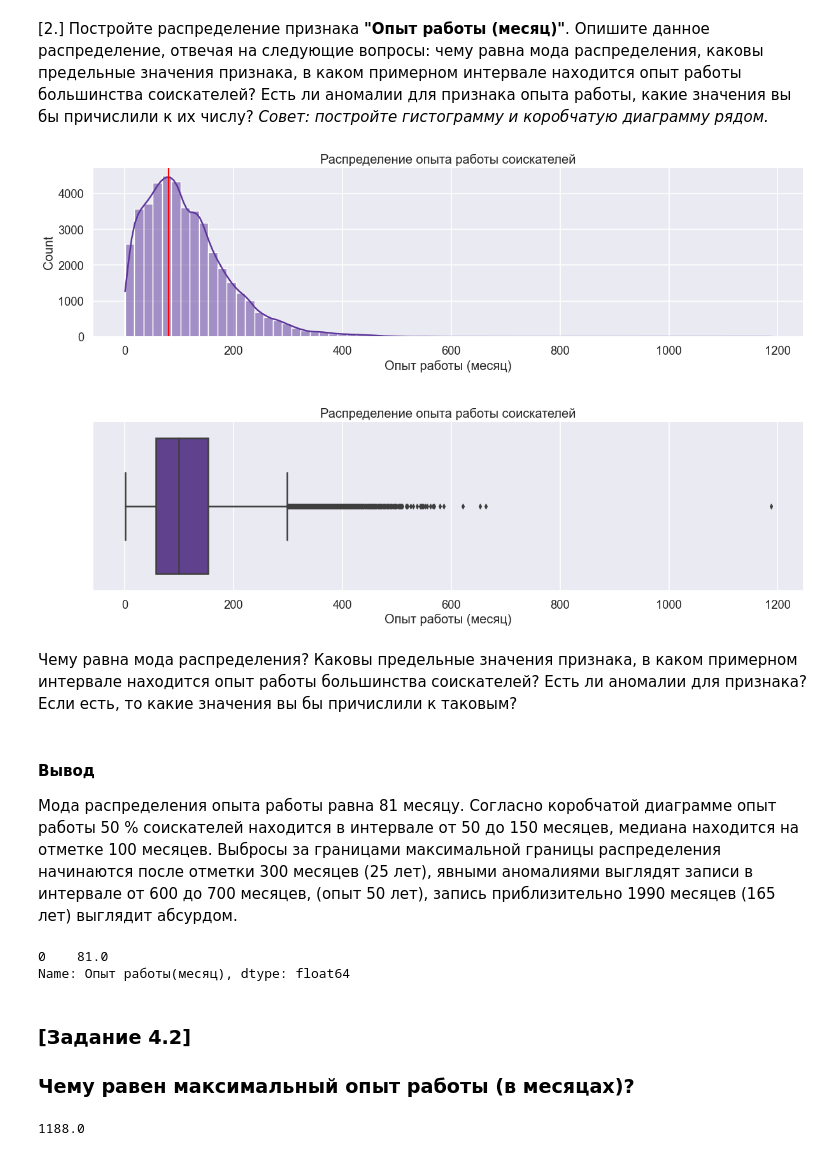
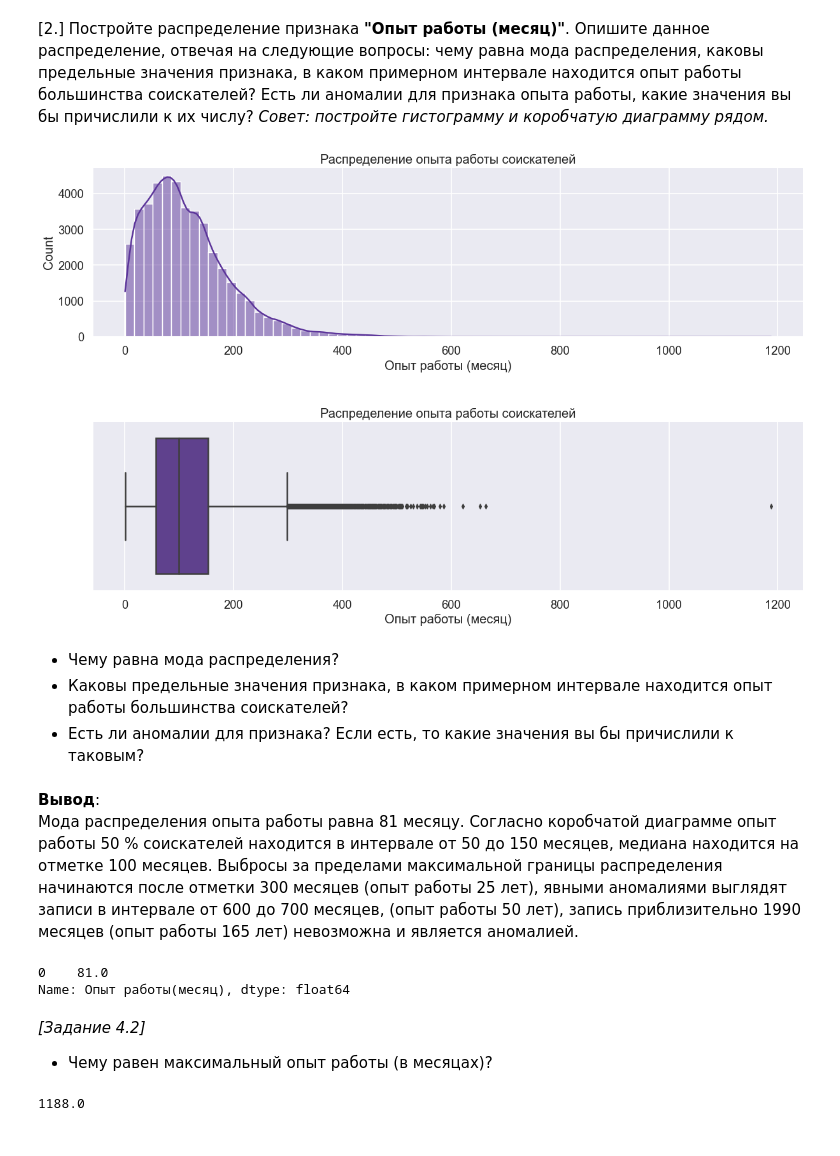
Before and after one commit to syberica/SF-Project_1, a Jupyter notebook: Ноутбук-шаблон Project 1.ipynb, the cells around one changed output. Saved outputs shown, nothing was run; the diff lists cells and outputs as text; code cells hidden in the pictures.

```diff
--- a/Ноутбук-шаблон Project 1.ipynb
+++ b/Ноутбук-шаблон Project 1.ipynb
@@ -928,49 +891,49 @@ Name: Возраст, dtype: int64
 # %%
 # настраиваем стиль отображения графиков
 sns.set(context = 'talk', style = 'darkgrid', palette = 'twilight_shifted', font = 'sans-serif', font_scale = 1)
 
 # задаем размеры фигуры и координатной плоскости
 fig, axes = plt.subplots(nrows=2, ncols=1, figsize = (18,11), dpi = 80);
 plt.subplots_adjust(hspace=.5)
 
 # строим гистограмму распределения
 sns.histplot(data = merged_sample,
              x = "Опыт работы(месяц)",
              bins = 70,
              kde = True,
              ax = axes[0]);
 axes[0].set_xlabel('Опыт работы (месяц)');
 axes[0].set(xticks = np.arange(0, 1400, 200));
 axes[0].set_xticklabels([0, '200', '400', '600', '800', '1000', '1200']);
 axes[0].set_title("Распределение опыта работы соискателей", fontsize = 18)
-axes[0].axvline(x = 81.0, color='r', lw=2);
+
 # строим коробчатую диаграмму
 sns.boxplot(data = merged_sample,
             x = "Опыт работы(месяц)",
             ax=axes[1]);
 axes[1].set_xlabel('Опыт работы (месяц)');
 axes[1].set_title("Распределение опыта работы соискателей", fontsize = 18);
 axes[1].set(xticks = np.arange(0, 1400, 200));
 axes[1].set_xticklabels([0, '200', '400', '600', '800', '1000', '1200']);
 # %% [output]
-[figure, old version]
+[figure, new version]
 # %% [markdown]
-Чему равна мода распределения?
-Каковы предельные значения признака, в каком примерном интервале находится опыт работы большинства соискателей?
-Есть ли аномалии для признака? Если есть, то какие значения вы бы причислили к таковым?
+* Чему равна мода распределения?
+* Каковы предельные значения признака, в каком примерном интервале находится опыт работы большинства соискателей?
+* Есть ли аномалии для признака? Если есть, то какие значения вы бы причислили к таковым?
 # %% [markdown]
-#### **Вывод**
+ **Вывод**:
 Мода распределения опыта работы равна 81 месяцу.
 Согласно коробчатой диаграмме опыт работы 50 % соискателей находится в интервале от 50 до 150 месяцев, медиана находится на отметке 100 месяцев.
-Выбросы за границами максимальной границы распределения начинаются после отметки 300 месяцев (25 лет), явными аномалиями выглядят записи в интервале от 600 до 700 месяцев, (опыт 50 лет), запись приблизительно 1990 месяцев (165 лет) выглядит абсурдом.
+Выбросы за пределами максимальной границы распределения начинаются после отметки 300 месяцев (опыт работы 25 лет), явными аномалиями выглядят записи в интервале от 600 до 700 месяцев, (опыт работы 50 лет), запись приблизительно 1990 месяцев (опыт работы 165 лет) невозможна и является аномалией.
 # %%
 merged_sample["Опыт работы(месяц)"].mode()
 # %% [output]
 0    81.0
 Name: Опыт работы(месяц), dtype: float64
 # %% [markdown]
-### [Задание 4.2]
-### Чему равен максимальный опыт работы (в месяцах)?
+*[Задание 4.2]*
+* Чему равен максимальный опыт работы (в месяцах)?
 # %%
 merged_sample["Опыт работы(месяц)"].max()
 # %% [output]
```
Also changed, not shown: parts of 110 cells of this notebook, 1 other file.
